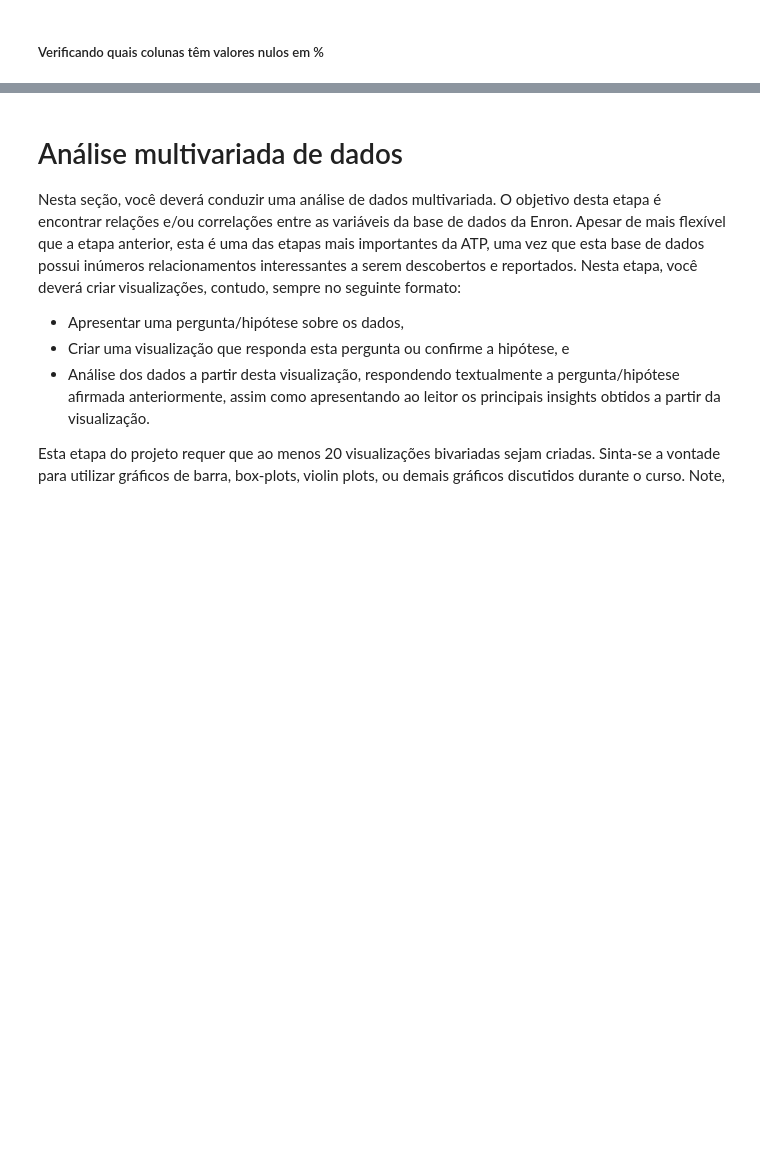
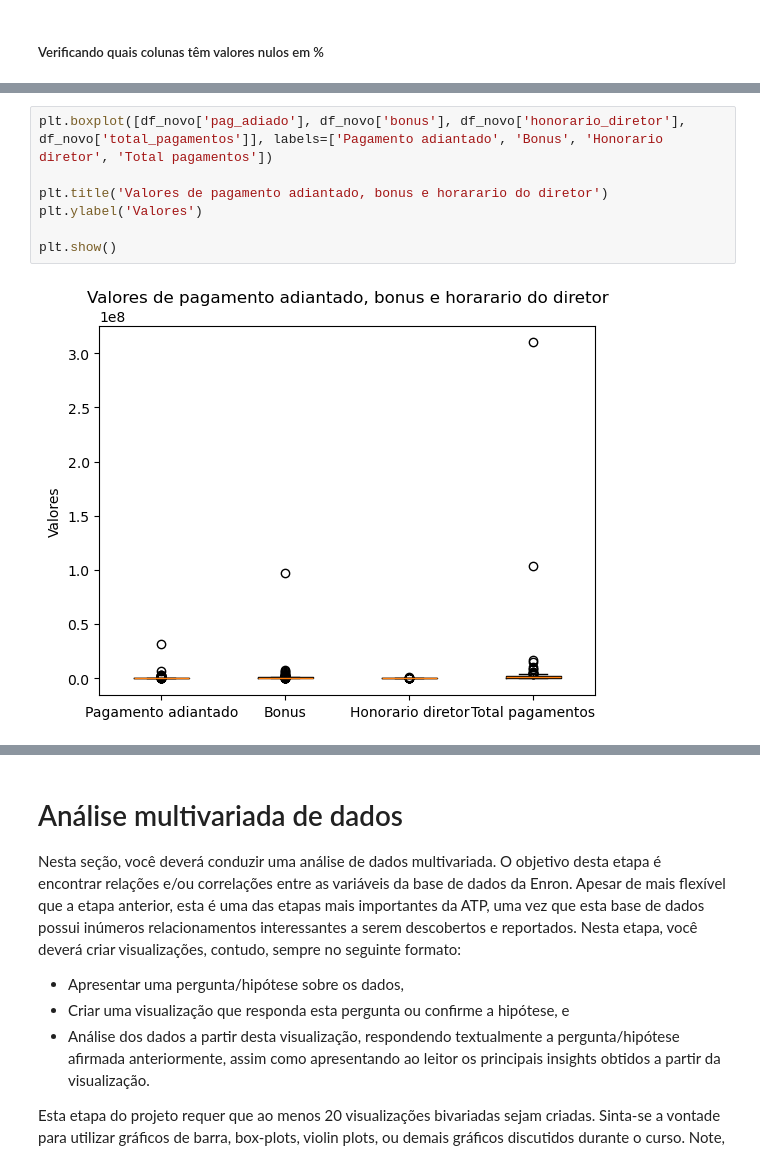
Before and after one commit to alexandrekowa/atp_analise_exp_dados, a Jupyter notebook: atp_analise_preparacao_dados_template.ipynb, the cells around one changed output, grey strips where cells are left out. Cells and saved outputs as stored; diff of their text form; blank space fills up the shorter version.

```diff
--- a/atp_analise_preparacao_dados_template.ipynb
+++ b/atp_analise_preparacao_dados_template.ipynb
@@ -415,0 +481,9 @@ df
+# %%
+plt.boxplot([df_novo['pag_adiado'], df_novo['bonus'], df_novo['honorario_diretor'], df_novo['total_pagamentos']], labels=['Pagamento adiantado', 'Bonus', 'Honorario diretor', 'Total pagamentos'])
+
+plt.title('Valores de pagamento adiantado, bonus e horarario do diretor')
+plt.ylabel('Valores')
+
+plt.show()
+# %% [output]
+[figure, added]
```
Also changed, not shown: parts of 18 cells of this notebook.
